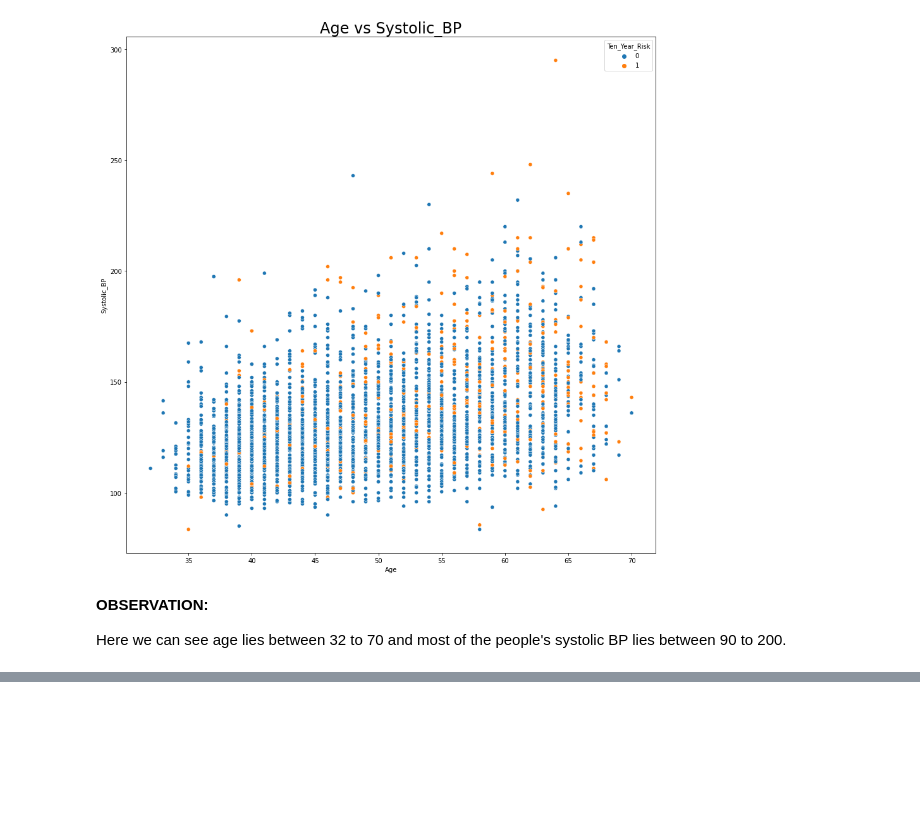
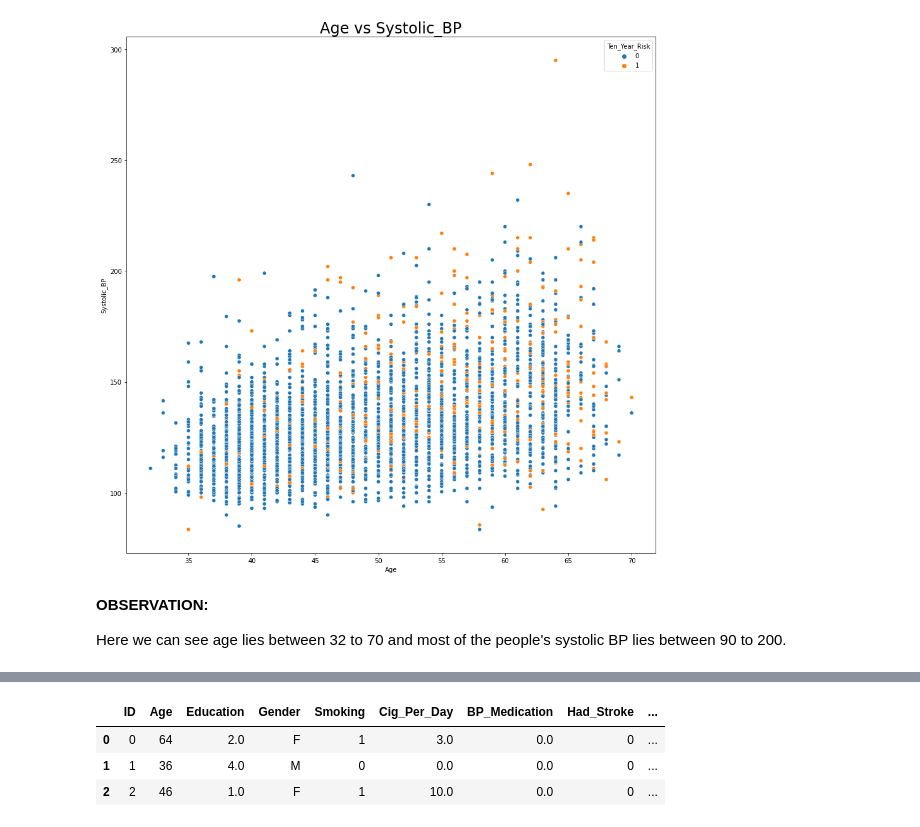
Before and after one commit to humant01/Cardiovascular-Risk-Prediction, a Jupyter notebook: Cardiovascular_Risk_Prediction.ipynb, the cells around one changed output, grey strips where cells are left out. Drawn from its saved outputs; the diff is of its cells as text; code cells hidden in the pictures; blank space fills up the shorter version.

```diff
--- a/Cardiovascular_Risk_Prediction.ipynb
+++ b/Cardiovascular_Risk_Prediction.ipynb
@@ -1109,0 +1136,8 @@ Here we can see age lies between 32 to 70 and most of the people's systolic BP l
+# %%
+cardio_df2 = cardio_df2.replace(encoders_nums)
+cardio_df2.head(3)
+# %% [output]
+|  | ID | Age | Education | Gender | Smoking | Cig_Per_Day | BP_Medication | Had_Stroke | ... |
+| 0 | 0 | 64 | 2.0 | F | 1 | 3.0 | 0.0 | 0 | ... |
+| 1 | 1 | 36 | 4.0 | M | 0 | 0.0 | 0.0 | 0 | ... |
+| 2 | 2 | 46 | 1.0 | F | 1 | 10.0 | 0.0 | 0 | ... |
```
Also changed, not shown: parts of 24 cells of this notebook.
